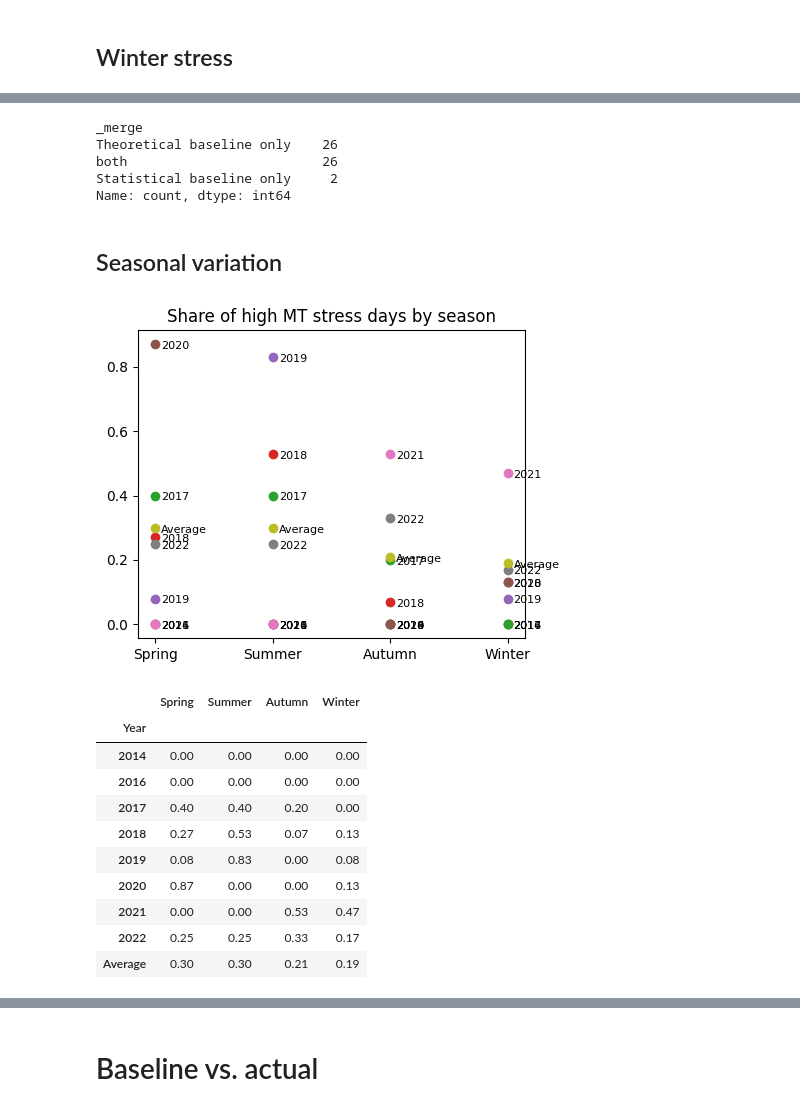
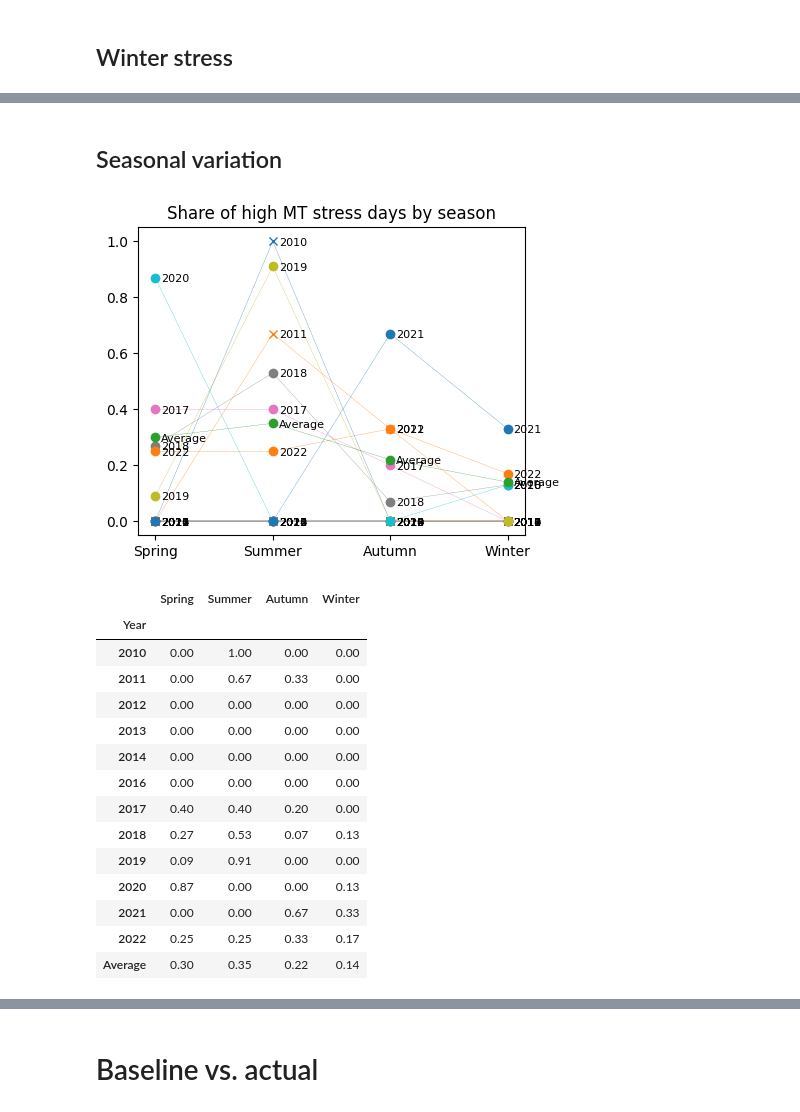
Before and after one commit to ramipiik/Data-Science-Project, a Jupyter notebook: main.ipynb, the cells around one changed output, grey strips where cells are left out. Cells and saved outputs as stored; diff of their text form; code cells hidden in the pictures.

Commit message:
Update statistics

```diff
--- a/main.ipynb
+++ b/main.ipynb
@@ -42,7 +42,7 @@ DROP_TEST_YEARS_FROM_STATS = False
 ## Features and targets
 # %%
 # Select target variables to use.
-TARGET_VARIABLES = ["monoterp", "nee"]
+TARGET_VARIABLES = ["monoterp", "nee", "sensible_heat", "latent_heat"]
 
 # Verify the selected target variables
 possible_target_variables = ["monoterp", "sensible_heat", "latent_heat", "nee"]
@@ -62,7 +62,7 @@ if USE_THEORETICAL_BASELINE:
 EXCLUDE_NEGATIVE_MONOTERP = True
 
 # Define stress thresholds
-COMBINED_STRESS_THRESHOLD = 3.5
+COMBINED_STRESS_THRESHOLD = 10000 # Set purposefully high to ignore this criterion. Typically has been 3.5
 INDIVIDUAL_STRESS_THRESHOLD = 2
 
 # Keep only the rows where NEE_gapfilling_method is 0
@@ -73,7 +73,7 @@ IMPUTE = False
 
 # Impute missing cloud days. If there is no cloud data for a specific day, impute with -1 (no cloud)
 # This is needed in order to start the analysis from 2010-01-01, because cloud data is available from 2014-06-01
-IMPUTE_CLOUD_DATA = False
+IMPUTE_CLOUD_DATA = True
 
 # Choose whether to use lagging variables and lag_size
 USE_LAGS = False
@@ -1731,27 +1806,3 @@ winter_summary_stats
-# %%
-# Calculate overlaps between theoretical and statistical stress days.
-# Prerequisite: Run the notebook with both baseline options
-
-if USE_THEORETICAL_BASELINE:
-    winter_stress_days_theoretical = winter_stress_days["Datetime"].copy()
-    winter_stress_days_theoretical = winter_stress_days_theoretical.reset_index(drop=True)
-else:
-    winter_stress_days_statistical = winter_stress_days["Datetime"].copy()
-    winter_stress_days_statistical = winter_stress_days_statistical.reset_index(drop=True)
-
-try:
-    winter_joined = pd.merge(left=winter_stress_days_theoretical, right=winter_stress_days_statistical, how="outer", indicator=True)
-    winter_overlaps = winter_joined["_merge"].value_counts()
-    winter_overlaps.rename(index={"left_only": "Theoretical baseline only", "right_only": "Statistical baseline only"}, inplace=True)
-    display(winter_overlaps)
-except:
-    pass
-# %% [output]
-_merge
-Theoretical baseline only    26
-both                         26
-Statistical baseline only     2
-Name: count, dtype: int64
 # %% [markdown]
 ## Seasonal variation
 # %%
@@ -1762,10 +1813,10 @@ autumn_share = autumn_summary_stats / summary_stats
 winter_share = winter_summary_stats / summary_stats
 
 # Keep only columns of interest: Year, High MT Days, High NEE Days, Low NEE Days
-spring_share = spring_share[["High MT Days", "High NEE Days", "Low NEE Days"]]
-summer_share = summer_share[["High MT Days", "High NEE Days", "Low NEE Days"]]
-autumn_share = autumn_share[["High MT Days", "High NEE Days", "Low NEE Days"]]
-winter_share = winter_share[["High MT Days", "High NEE Days", "Low NEE Days"]]
+spring_share = spring_share[["High MT", "High NEE", "Low NEE"]]
+summer_share = summer_share[["High MT", "High NEE", "Low NEE"]]
+autumn_share = autumn_share[["High MT", "High NEE", "Low NEE"]]
+winter_share = winter_share[["High MT", "High NEE", "Low NEE"]]
 
 # Add season to the column names
 spring_share.columns = [f"{col}_spring" for col in spring_share.columns]
@@ -1802,38 +1853,44 @@ high_nee_shares = high_nee_shares.T
 # %%
 # Plot high monoterpene stress days by season
 plt.figure(figsize=(5, 4))
 if IMPUTE_CLOUD_DATA and CLOUDY_THRESHOLD<1:
-    plt.plot(high_mt_shares.loc[:,2010:2013], "x")
-    plt.plot(high_mt_shares.loc[:,2014:], "o")
+    plt.plot(high_mt_shares.loc[:,2010:2013], "x", linestyle='-', linewidth=0.2)
+    plt.plot(high_mt_shares.loc[:,2014:], "o", linestyle='-', linewidth=0.2)
 else:
-    plt.plot(high_mt_shares, "o")
+    plt.plot(high_mt_shares, "o", linestyle='-', linewidth=0.2)
+    # Add thin lines to connect the points
+    # plt.plot(high_mt_shares, "-", alpha=0.5)
 
 plt.title("Share of high MT stress days by season")
 
 # Show the column name beside each point
 for i in range(len(high_mt_shares)):
     for j in range(len(high_mt_shares.columns)):
         plt.text(i+0.05, high_mt_shares.iloc[i, j]-0.015, high_mt_shares.columns[j], fontsize=8)
 
 
 # Show the plot
 plt.show()
 
 # Show the data
 display(high_mt_shares.T)
 # %% [output]
-[figure, old version]
+[figure, new version]
 |  | Spring | Summer | Autumn | Winter |
 | Year |  |  |  |  |
+| 2010 | 0.00 | 1.00 | 0.00 | 0.00 |
+| 2011 | 0.00 | 0.67 | 0.33 | 0.00 |
+| 2012 | 0.00 | 0.00 | 0.00 | 0.00 |
+| 2013 | 0.00 | 0.00 | 0.00 | 0.00 |
 | 2014 | 0.00 | 0.00 | 0.00 | 0.00 |
 | 2016 | 0.00 | 0.00 | 0.00 | 0.00 |
 | 2017 | 0.40 | 0.40 | 0.20 | 0.00 |
 | 2018 | 0.27 | 0.53 | 0.07 | 0.13 |
-| 2019 | 0.08 | 0.83 | 0.00 | 0.08 |
+| 2019 | 0.09 | 0.91 | 0.00 | 0.00 |
 | 2020 | 0.87 | 0.00 | 0.00 | 0.13 |
-| 2021 | 0.00 | 0.00 | 0.53 | 0.47 |
+| 2021 | 0.00 | 0.00 | 0.67 | 0.33 |
 | 2022 | 0.25 | 0.25 | 0.33 | 0.17 |
-| Average | 0.30 | 0.30 | 0.21 | 0.19 |
+| Average | 0.30 | 0.35 | 0.22 | 0.14 |
 # %%
 # Plot high NEE stress days by season
 plt.figure(figsize=(5, 4))
```
Also changed, not shown: parts of 30 cells of this notebook.
